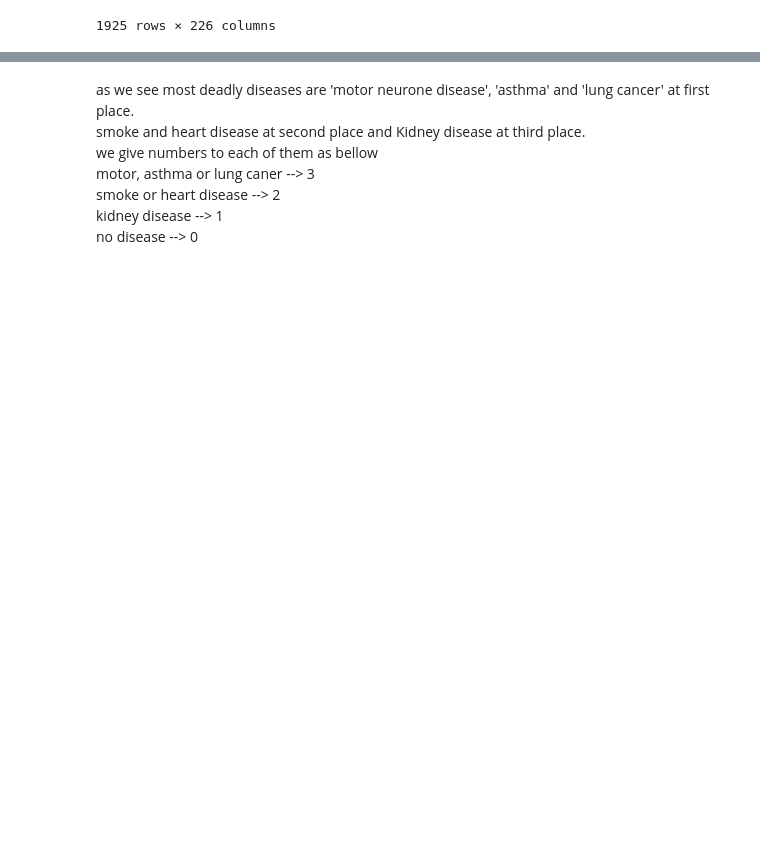
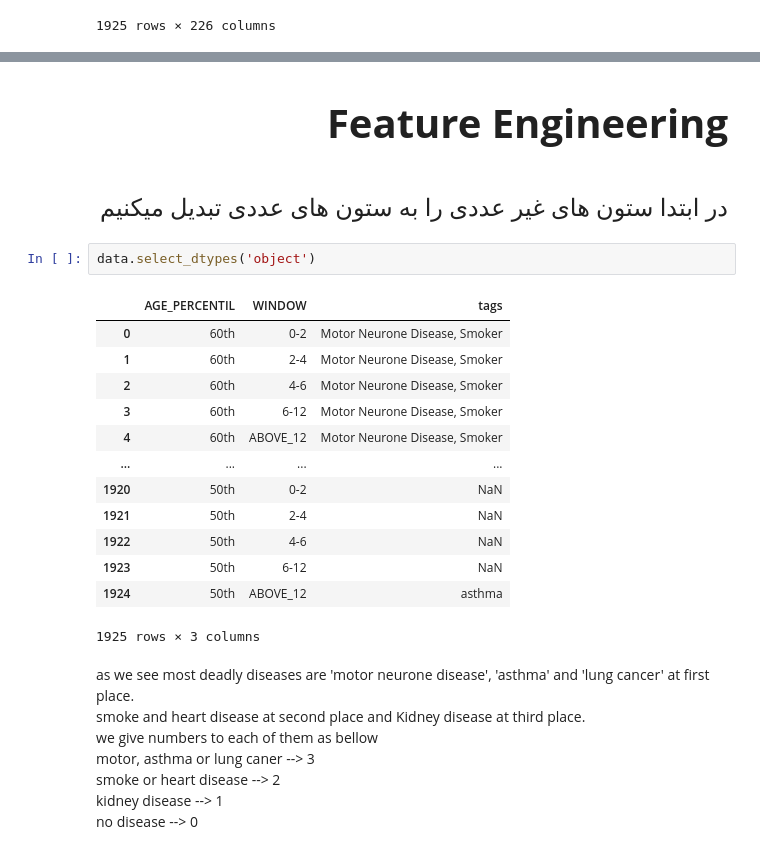
Before and after one commit to matinFT/ML-Project-Phase1, a Jupyter notebook: covid project.ipynb, the cells around one changed output, grey strips where cells are left out. Cells and saved outputs as stored; diff of their text form; blank space fills up the shorter version.

```diff
--- a/covid project.ipynb
+++ b/covid project.ipynb
@@ -78,3 +152,23 @@ plt.show()
+# %% [markdown]
+<br><p style="font-size:40px; text-align: right;" ><b>Feature Engineering</b></p>
+# %% [markdown]
+<br><p style="font-size:24px; text-align: right;" >در ابتدا ستون های غیر عددی را به ستون های عددی تبدیل میکنیم</p>
+# %%
+data.select_dtypes('object')
+# %% [output]
+|  | AGE_PERCENTIL | WINDOW | tags |
+| 0 | 60th | 0-2 | Motor Neurone Disease, Smoker |
+| 1 | 60th | 2-4 | Motor Neurone Disease, Smoker |
+| 2 | 60th | 4-6 | Motor Neurone Disease, Smoker |
+| 3 | 60th | 6-12 | Motor Neurone Disease, Smoker |
+| 4 | 60th | ABOVE_12 | Motor Neurone Disease, Smoker |
+| ... | ... | ... | ... |
+| 1920 | 50th | 0-2 | NaN |
+| 1921 | 50th | 2-4 | NaN |
+| 1922 | 50th | 4-6 | NaN |
+| 1923 | 50th | 6-12 | NaN |
+| 1924 | 50th | ABOVE_12 | asthma |
+1925 rows × 3 columns
 # %% [markdown]
 as we see most deadly diseases are 'motor neurone disease', 'asthma' and 'lung cancer' at first place.<br>
 smoke and heart disease at second place and Kidney disease at third place.<br>
```
Also changed, not shown: parts of 21 cells of this notebook.
